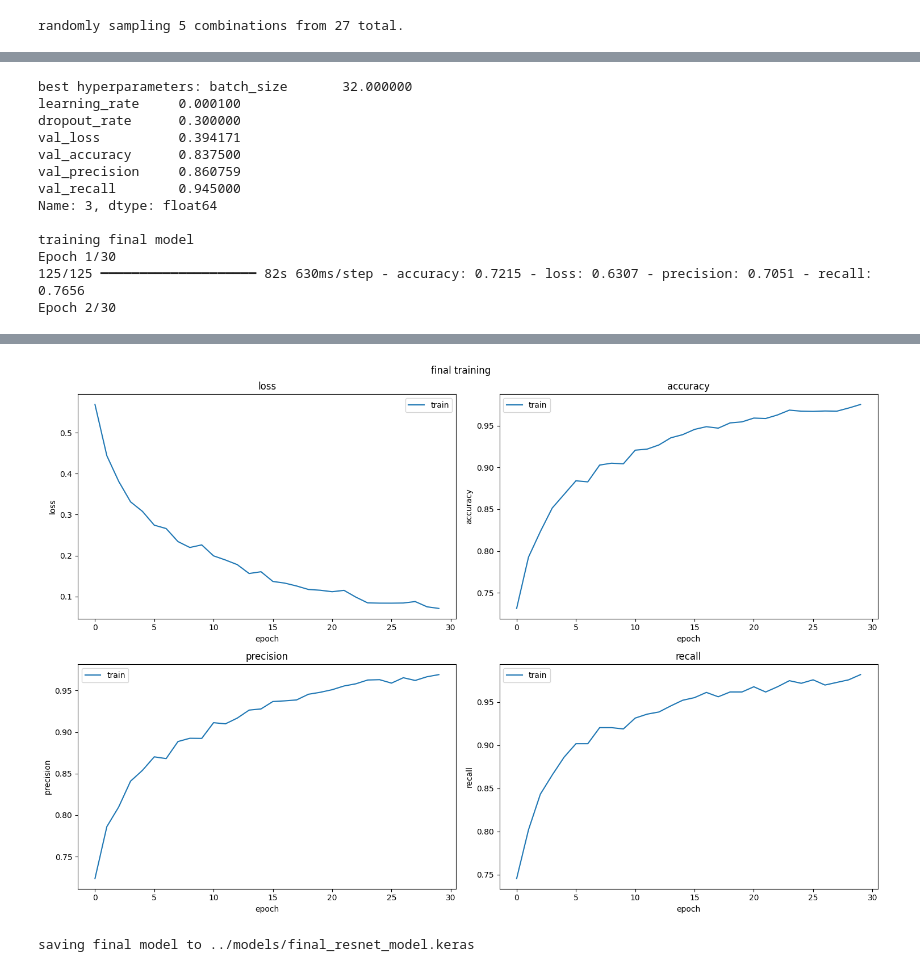
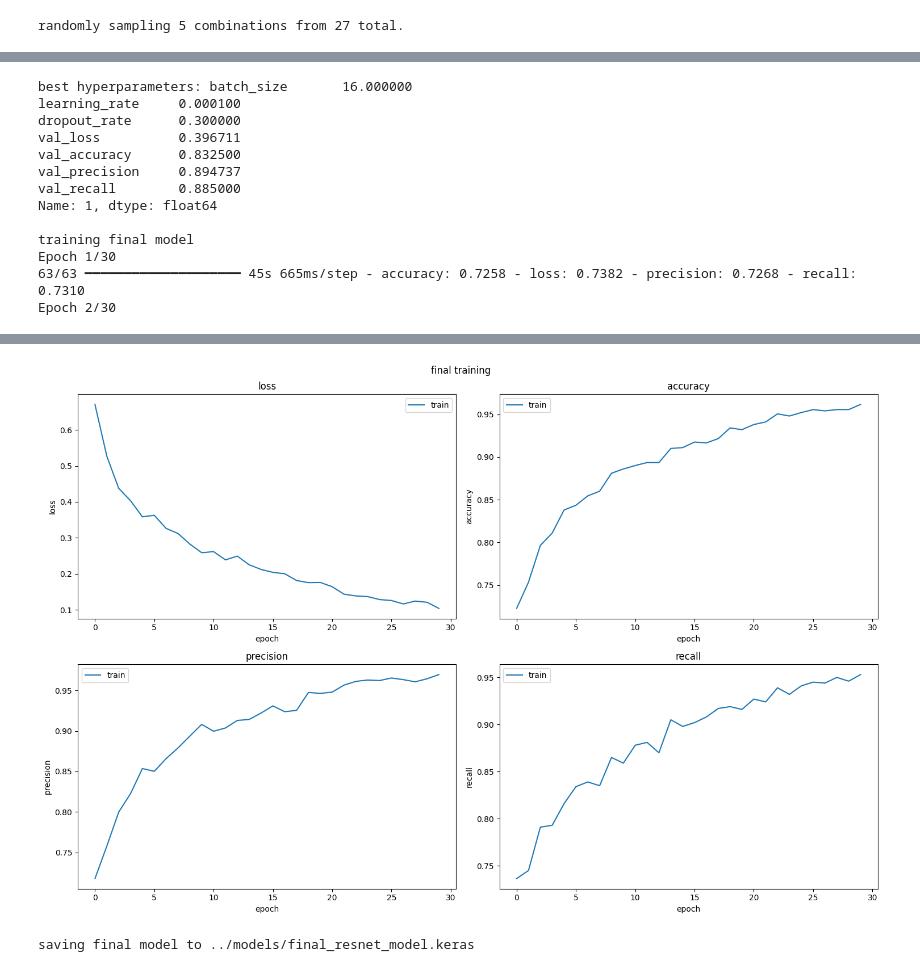
Before and after one commit to romeodetimmerman/covid-xray, a Jupyter notebook: src/resnet.ipynb, the cells around one changed output, grey strips where cells are left out. Drawn from its saved outputs; the diff is of its cells as text; code cells hidden in the pictures.

```diff
--- a/src/resnet.ipynb
+++ b/src/resnet.ipynb
@@ -226,37 +226,9 @@ train_val_ds = (
     .batch(BATCH_SIZE)
     .prefetch(tf.data.AUTOTUNE)
 )
-# %%
-def plot_training_history(history, title):
-    """
-    plot training and validation metrics
-
-    params
-    ------
-    history: tf.keras.callbacks.History
-        training history
-    title: str
-        plot title
-    """
-    metrics = ["loss", "accuracy", "precision", "recall"]
-    fig, axes = plt.subplots(2, 2, figsize=(15, 10))
-    axes = axes.ravel()
-
-    for idx, metric in enumerate(metrics):
-        axes[idx].plot(history.history[metric], label="train")
-        if f"val_{metric}" in history.history:
-            axes[idx].plot(history.history[f"val_{metric}"], label="val")
-        axes[idx].set_title(f"{metric}")
-        axes[idx].set_xlabel("epoch")
-        axes[idx].set_ylabel(metric)
-        axes[idx].legend()
-
-    plt.suptitle(title)
-    plt.tight_layout()
-    plt.show()
 # %%
 # train final model with best hyperparameters
-best_params = results_df.loc[results_df["val_loss"].idxmin()]
+best_params = results_df.loc[results_df["val_recall"].idxmax()]
 print(f"\nbest hyperparameters: {best_params}")
 
 # update batch size
@@ -276,16 +248,16 @@ model_save_path = "../models/final_resnet_model.keras"
 print(f"\nsaving final model to {model_save_path}")
 model.save(model_save_path)
 # %% [output]
-best hyperparameters: batch_size       32.000000
+best hyperparameters: batch_size       16.000000
 learning_rate     0.000100
 dropout_rate      0.300000
-val_loss          0.394171
-val_accuracy      0.837500
-val_precision     0.860759
-val_recall        0.945000
-Name: 3, dtype: float64
+val_loss          0.396711
+val_accuracy      0.832500
+val_precision     0.894737
+val_recall        0.885000
+Name: 1, dtype: float64
 
 training final model
 Epoch 1/30
-125/125 ━━━━━━━━━━━━━━━━━━━━ 82s 630ms/step - accuracy: 0.7215 - loss: 0.6307 - precision: 0.7051 - recall: 0.7656
+63/63 ━━━━━━━━━━━━━━━━━━━━ 45s 665ms/step - accuracy: 0.7258 - loss: 0.7382 - precision: 0.7268 - recall: 0.7310
 Epoch 2/30
@@ -309,4 +281,4 @@ Epoch 30/30
-[figure, old version]
+[figure, new version]
 saving final model to ../models/final_resnet_model.keras
 # %%
 # fine-tune model
```
Also changed, not shown: parts of 8 cells of this notebook, 1 other file.
